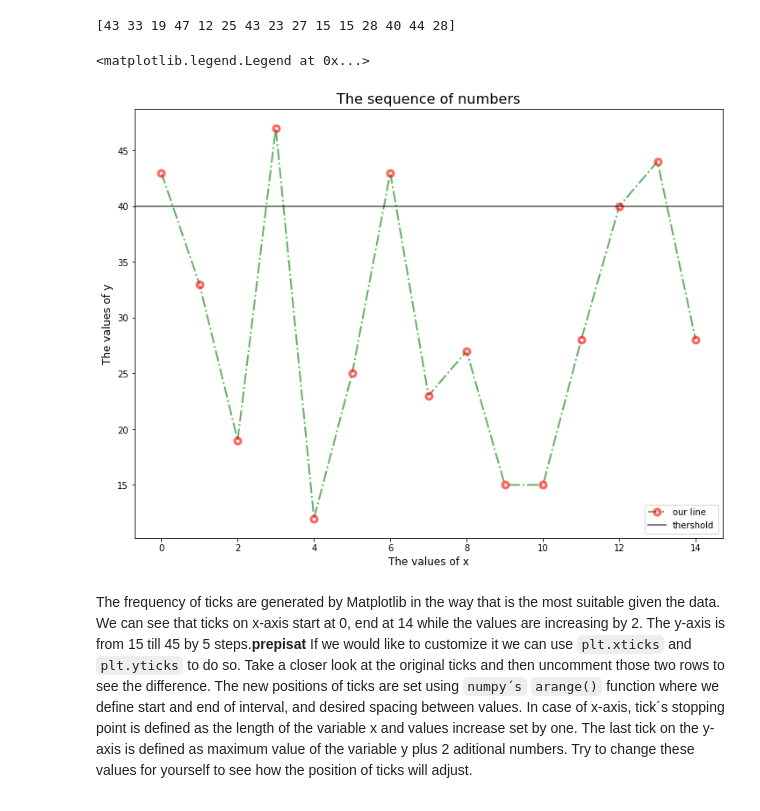
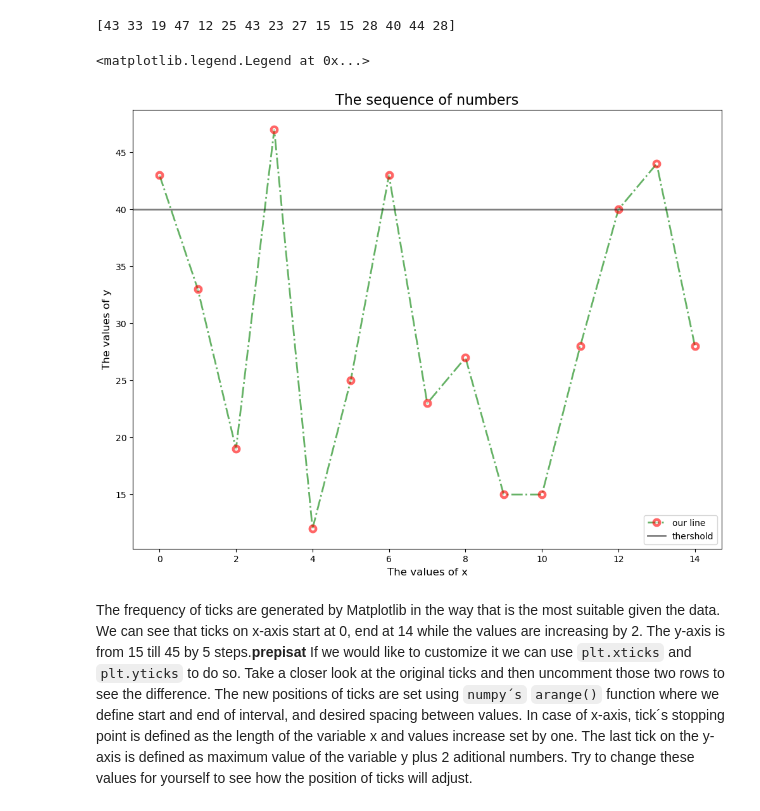
Before and after one commit to zatkopatrik/authentic-data-science, a Jupyter notebook: Jupyter_notebooks/3. Data-Visualization/3_4_7 Mechanics of plotting in Matplolib.ipynb, the cells around one changed output. Saved outputs shown, nothing was run; the diff lists cells and outputs as text; code cells hidden in the pictures.

```diff
--- a/Jupyter_notebooks/3. Data-Visualization/3_4_7 Mechanics of plotting in Matplolib.ipynb
+++ b/Jupyter_notebooks/3. Data-Visualization/3_4_7 Mechanics of plotting in Matplolib.ipynb
@@ -16,5 +17,3 @@ Matplotlib offer several types of style sheets you can use. There is a [showcase
 print(plt.style.available)
 # %% [output]
 ['Solarize_Light2', '_classic_test_patch', 'bmh', 'classic', 'dark_background', 'fast', 'fivethirtyeight', 'ggplot', 'grayscale', 'seaborn', 'seaborn-bright', 'seaborn-colorblind', 'seaborn-dark', 'se ...
-# %%
-plt.style.use('fast')
@@ -23,0 +20,3 @@ In the video, we mentioned the main parts of hierarchy, so let´s see how are th
+# %%
+# Setting a style
+plt.style.use('default')
@@ -203,7 +196,7 @@ But keep in mind, there is a beauty in simplicity.
 # %%
 # Set the random seed to generate exactly the same output as in this notebook
 # Generate a sequence of random numbers
-x = list(range(15))
+x_var = list(range(15))
 np.random.seed(42)
 y = np.random.randint(low = 5, high = 50, size = 15)
 # Examine the output
@@ -213,26 +206,26 @@ print(y)
 # %%
 # Create a Figure and Axes objects with defined size
 fig, ax = plt.subplots(figsize = (12,9))
 
 # Plot x against y using plt.plot() function
-ax.plot(x,y, color = 'green', linestyle = '-.', linewidth = 2,    # Plot x vs. y, set a color, style and wodth of a line
+ax.plot(x_var,y, color = 'green', linestyle = '-.', linewidth = 2,    # Plot x vs. y, set a color, style and wodth of a line
         alpha = 0.6, marker = '.', markeredgewidth = 7,           # Set a transparency of colors, marker type and its width
         markeredgecolor='red', markerfacecolor = 'white')         # Set a color of a marker and white color within a marker
 
 ax.set_title('The sequence of numbers', fontsize = 16);           # Set a title of graph and a fontsize
 ax.set_xlabel('The values of x', fontsize = 12)                   # Set x-axis label and a fontsize
 ax.set_ylabel('The values of y', fontsize = 12)                   # Set y-axis label and a fontsize
 
 ax.axhline(y = 40, linewidth = 2, alpha = 0.5, color = 'black');  # Set horizontal line emphasises a value of y-axis
 ax.legend(['our line','thershold'], loc = 4)                      # Set the labels of line in the legend and its location
 
 # TASK >>> Observe the frequency of ticks, then uncomment these 2 lines to see the difference
 #      >>> Find the explanation of x and y ticks in the text below the line plot
 #plt.xticks(np.arange(start = 0, stop = len(x), step = 1))
 #plt.yticks(np.arange(start = 0, stop = max(y), step = 2));
 # %% [output]
 <matplotlib.legend.Legend at 0x...>
-[figure, old version]
+[figure, new version]
 # %% [markdown]
 The frequency of ticks are generated by Matplotlib in the way that is the most suitable given the data. We can see that ticks on x-axis start at 0, end at 14 while the values are increasing by 2. The y-axis is from 15 till 45 by 5 steps.**prepisat** If we would like to customize it we can use `plt.xticks` and `plt.yticks` to do so. Take a closer look at the original ticks and then uncomment those two rows to see the difference. The new positions of ticks are set using `numpy´s` `arange()` function where we define start and end of interval, and desired spacing between values. In case of x-axis, tick´s stopping point is defined as the length of the variable x and values increase set by one. The last tick on the y-axis is defined as maximum value of the variable y plus 2 aditional numbers. Try to change these values for yourself to see how the position of ticks will adjust.
 # %% [markdown]
```
Also changed, not shown: parts of 26 cells of this notebook.
